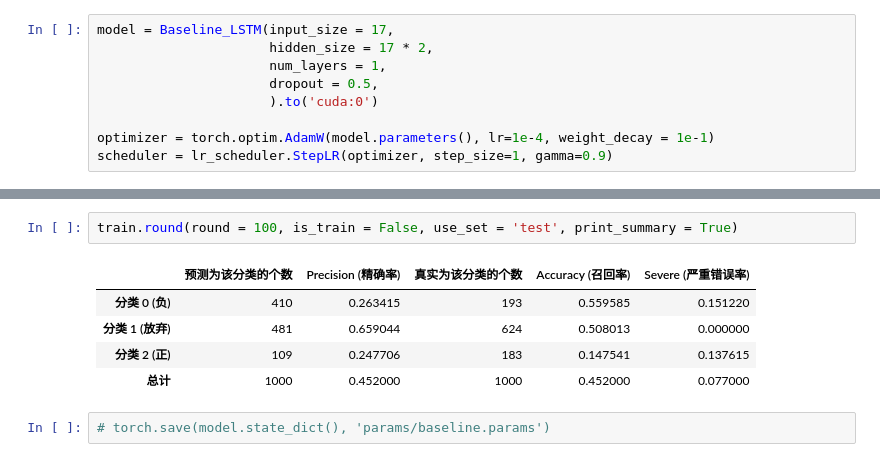
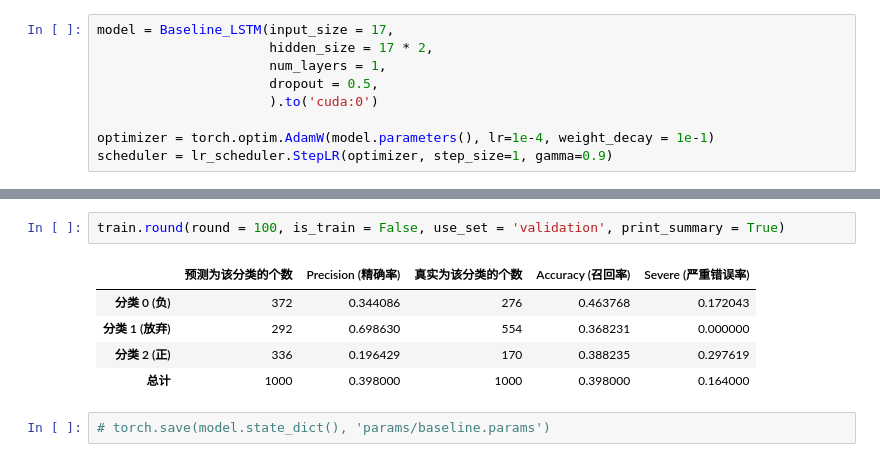
Before and after one commit to FerdinandEoverm/Index_Future_Prediction, a Jupyter notebook: framework/7. BaselineModel-LSTM.ipynb, the cells around one changed output, grey strips where cells are left out. Saved outputs shown, nothing was run; the diff lists cells and outputs as text.

Commit message:
update back_test

```diff
--- a/framework/7. BaselineModel-LSTM.ipynb
+++ b/framework/7. BaselineModel-LSTM.ipynb
@@ -114,10 +114,10 @@ train.round(round = 100, is_train = False, use_set = 'train', print_summary = Tr
 # %%
-train.round(round = 100, is_train = False, use_set = 'test', print_summary = True)
+train.round(round = 100, is_train = False, use_set = 'validation', print_summary = True)
 # %% [output]
 |  | 预测为该分类的个数 | Precision (精确率) | 真实为该分类的个数 | Accuracy (召回率) | Severe (严重错误率) |
-| 分类 0 (负) | 410 | 0.263415 | 193 | 0.559585 | 0.151220 |
-| 分类 1 (放弃) | 481 | 0.659044 | 624 | 0.508013 | 0.000000 |
-| 分类 2 (正) | 109 | 0.247706 | 183 | 0.147541 | 0.137615 |
-| 总计 | 1000 | 0.452000 | 1000 | 0.452000 | 0.077000 |
+| 分类 0 (负) | 372 | 0.344086 | 276 | 0.463768 | 0.172043 |
+| 分类 1 (放弃) | 292 | 0.698630 | 554 | 0.368231 | 0.000000 |
+| 分类 2 (正) | 336 | 0.196429 | 170 | 0.388235 | 0.297619 |
+| 总计 | 1000 | 0.398000 | 1000 | 0.398000 | 0.164000 |
 # %%
 # torch.save(model.state_dict(), 'params/baseline.params')
```
Also changed, not shown: parts of 7 cells of this notebook, 4 other files.
